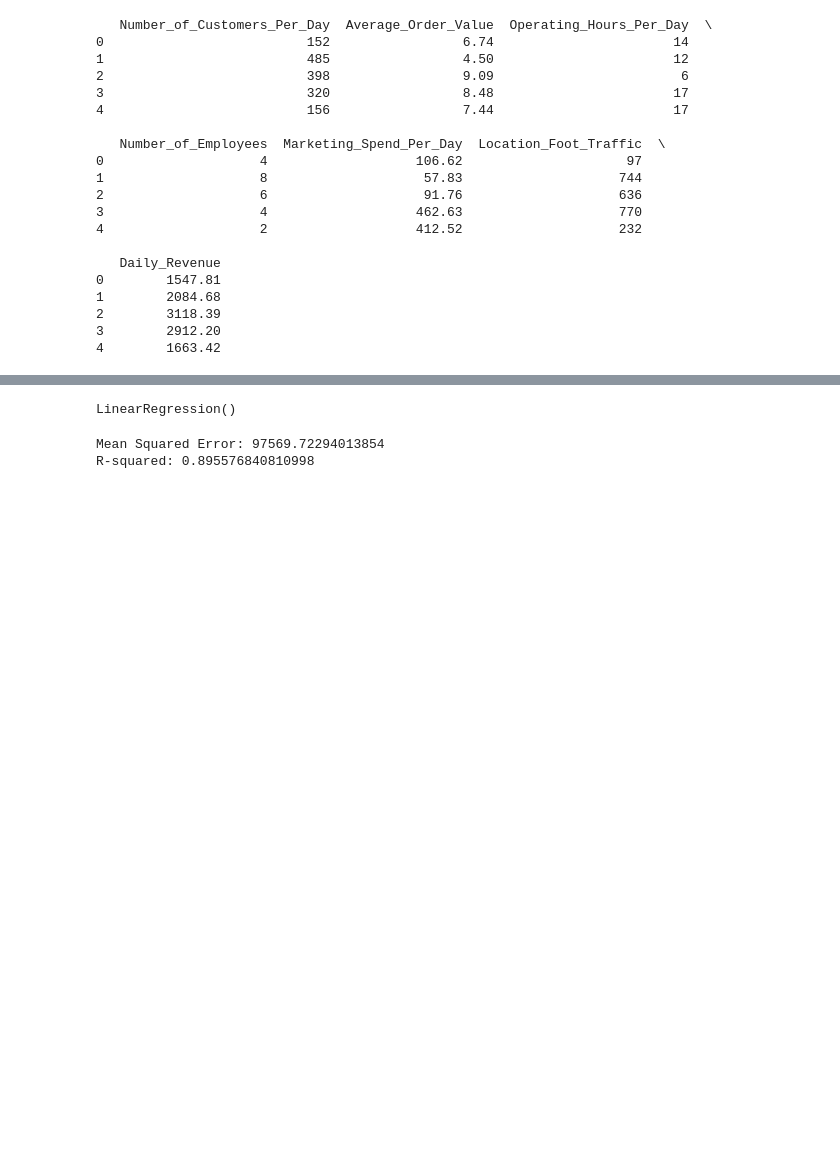
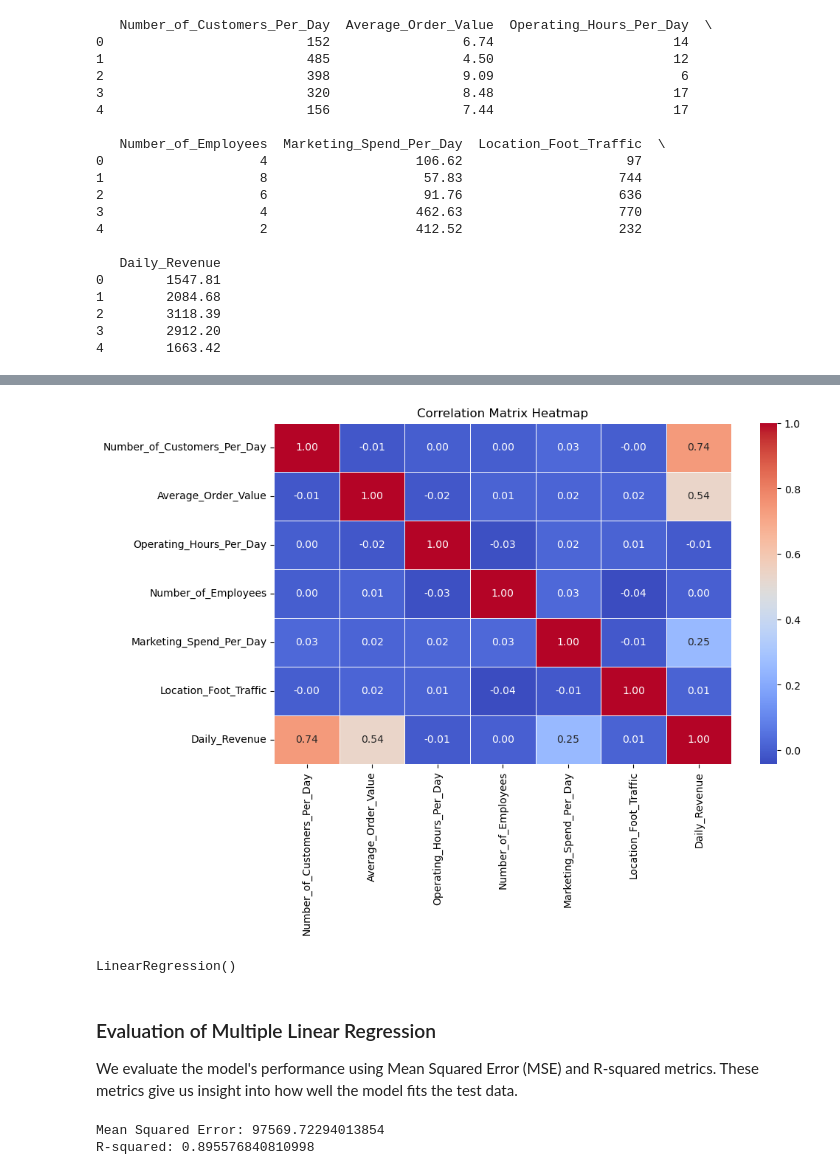
Before and after one commit to anasahmedx5/coffee-shop-daily-revenue-prediction, a Jupyter notebook: coffee_shop_model.ipynb, the cells around one changed output, grey strips where cells are left out. Cells and saved outputs as stored; diff of their text form; code cells hidden in the pictures; blank space fills up the shorter version.

```diff
--- a/coffee_shop_model.ipynb
+++ b/coffee_shop_model.ipynb
@@ -33,6 +110,14 @@ print(df.head())
 # %%
 X = df.drop(columns=['Daily_Revenue'])
 y = df['Daily_Revenue']
+# %%
+corr = df.corr()
+plt.figure(figsize=(10, 6))
+sns.heatmap(corr, annot=True, cmap='coolwarm', fmt=".2f", linewidths=0.5)
+plt.title('Correlation Matrix Heatmap')
+plt.show()
+# %% [output]
+[figure, added]
 # %%
 X_train, X_test, y_train, y_test = train_test_split(X, y, test_size=0.2, random_state=42)
 # %%
@@ -46,6 +131,10 @@ model.fit(X_train_scaled, y_train)
 LinearRegression()
 # %%
 y_pred = model.predict(X_test_scaled)
+# %% [markdown]
+### Evaluation of Multiple Linear Regression
+
+We evaluate the model's performance using Mean Squared Error (MSE) and R-squared metrics. These metrics give us insight into how well the model fits the test data.
 # %%
 mse = mean_squared_error(y_test, y_pred)
 r_squared = model.score(X_test_scaled, y_test)
```
Also changed, not shown: parts of 27 cells of this notebook.
